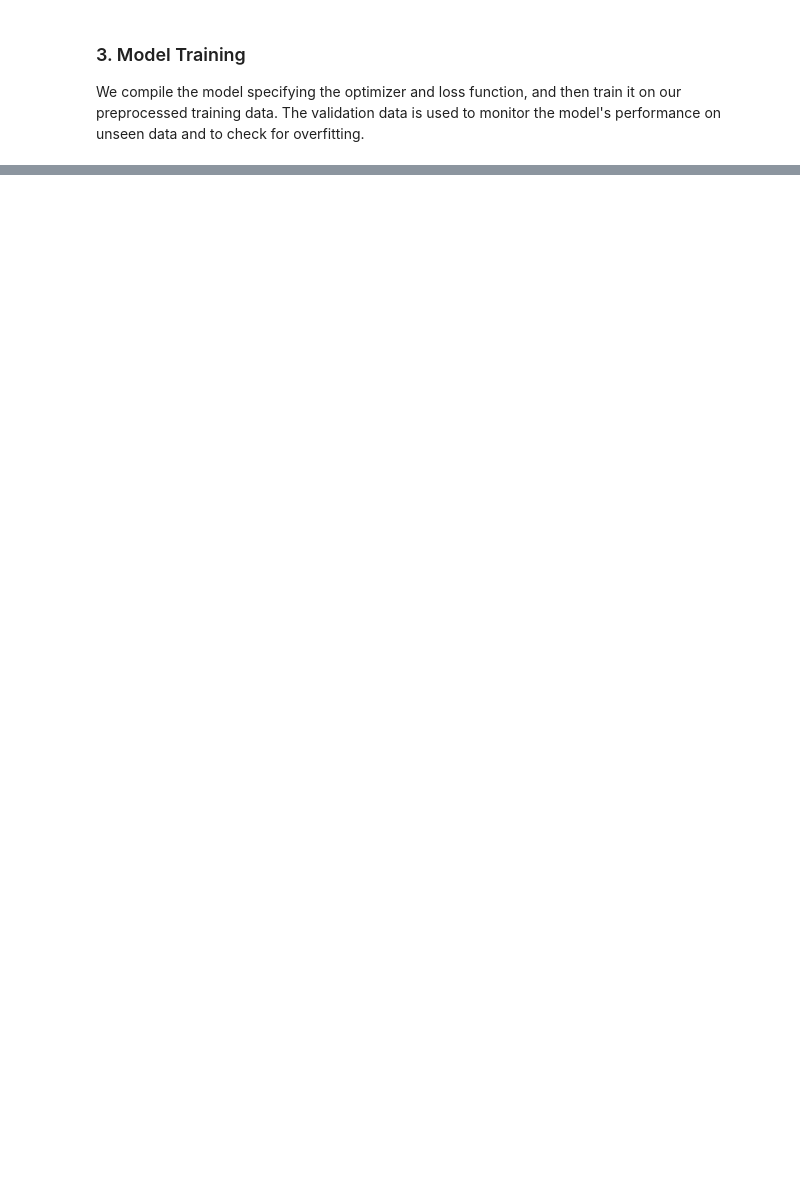
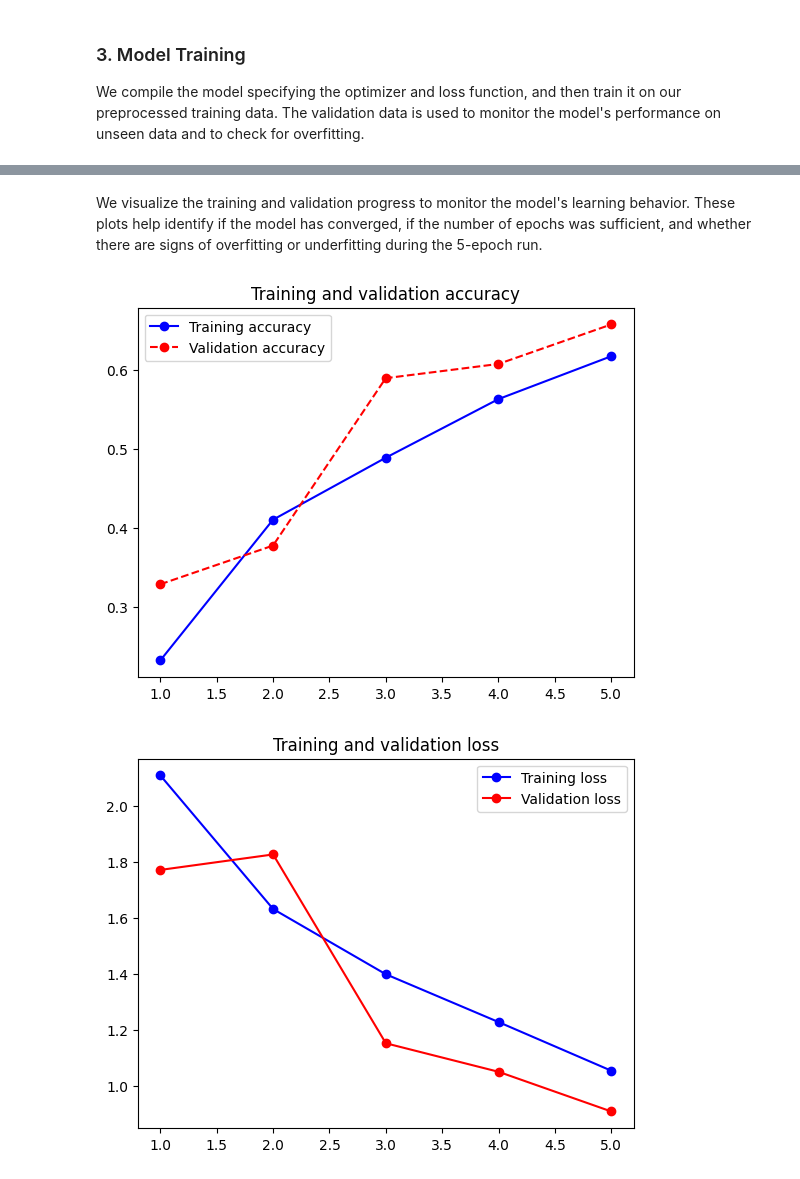
Before and after one commit to kai-0910/CNN_Herbst_Wassim, a Jupyter notebook: 02.1_Custom_CNN.ipynb, the cells around one changed output, grey strips where cells are left out. Saved outputs shown, nothing was run; the diff lists cells and outputs as text; code cells hidden in the pictures; blank space fills up the shorter version.

```diff
--- a/02.1_Custom_CNN.ipynb
+++ b/02.1_Custom_CNN.ipynb
@@ -12,5 +12,5 @@ from data_prep import load_stl10_data
 # Load the dataset. The function handles downloading, splitting (80/20),
 # resizing to 96x96, normalizing, and one-hot encoding the labels.
 # I am setting the batch size to 128 for efficient GPU utilization.
-ds_train, ds_val, ds_test = load_stl10_data(batch_size=128)
+ds_train, ds_val, ds_test = load_stl10_data()
 # %% [output]
@@ -83,15 +92,18 @@ We compile the model specifying the optimizer and loss function, and then train
 # %%
 # Compile the model: configuring the optimizer, loss function, and metrics
 model_baseline.compile(
-    optimizer='adam',                 # We use Adam as it is a robust standard optimizer
-    loss='categorical_crossentropy',  # Categorical crossentropy is required for one-hot encoded labels
-    metrics=['accuracy']              # We track accuracy to evaluate our performance
+    optimizer='rmsprop',              # Starting with rmsprop, as seen in the lecture
+    loss='categorical_crossentropy',  # Categorical crossentropy, required for one-hot encoded labels
+    metrics=['accuracy']              # Track accuracy to evaluate our performance
 )
 
 # Start the training process
 print("Starting the training process for our baseline model...")
 history_baseline = model_baseline.fit(
     ds_train,
-    epochs=15,                        # 15 epochs should be enough to see if it starts overfitting
-    validation_data=ds_val            # We evaluate on unseen validation data after every epoch
+    epochs=5,                         # Starting with 5 epochs, as seen in the lecture
+    validation_data=ds_val            # Evaluate on unseen data after each epoch.
+                                      # NOTE: The model does NOT learn from ds_val. Backpropagation
+                                      # (weight updating) is disabled for this dataset. It is strictly
+                                      # used to monitor generalization and detect overfitting.
 )
@@ -97,0 +122,29 @@ history_baseline = model_baseline.fit(
+# %% [markdown]
+We visualize the training and validation progress to monitor the model's learning behavior. These plots help identify if the model has converged, if the number of epochs was sufficient, and whether there are signs of overfitting or underfitting during the 5-epoch run.
+# %%
+import matplotlib.pyplot as plt
+
+def plot(history):
+    accuracy = history.history["accuracy"]
+    val_accuracy = history.history["val_accuracy"]
+    loss = history.history["loss"]
+    val_loss = history.history["val_loss"]
+
+    epochs = range(1, len(accuracy) + 1)
+
+    plt.plot(epochs, accuracy, "b-o", label="Training accuracy")
+    plt.plot(epochs, val_accuracy, "r--o", label="Validation accuracy")
+    plt.title("Training and validation accuracy")
+    plt.legend()
+    plt.figure()
+
+    plt.plot(epochs, loss, "b-o", label="Training loss")
+    plt.plot(epochs, val_loss, "r-o", label="Validation loss")
+    plt.title("Training and validation loss")
+    plt.legend()
+    plt.show()
+# %%
+plot(history_baseline)
+# %% [output]
+[figure, added]
+[figure, added]
```
Also changed, not shown: parts of 7 cells of this notebook, 2 other files.
